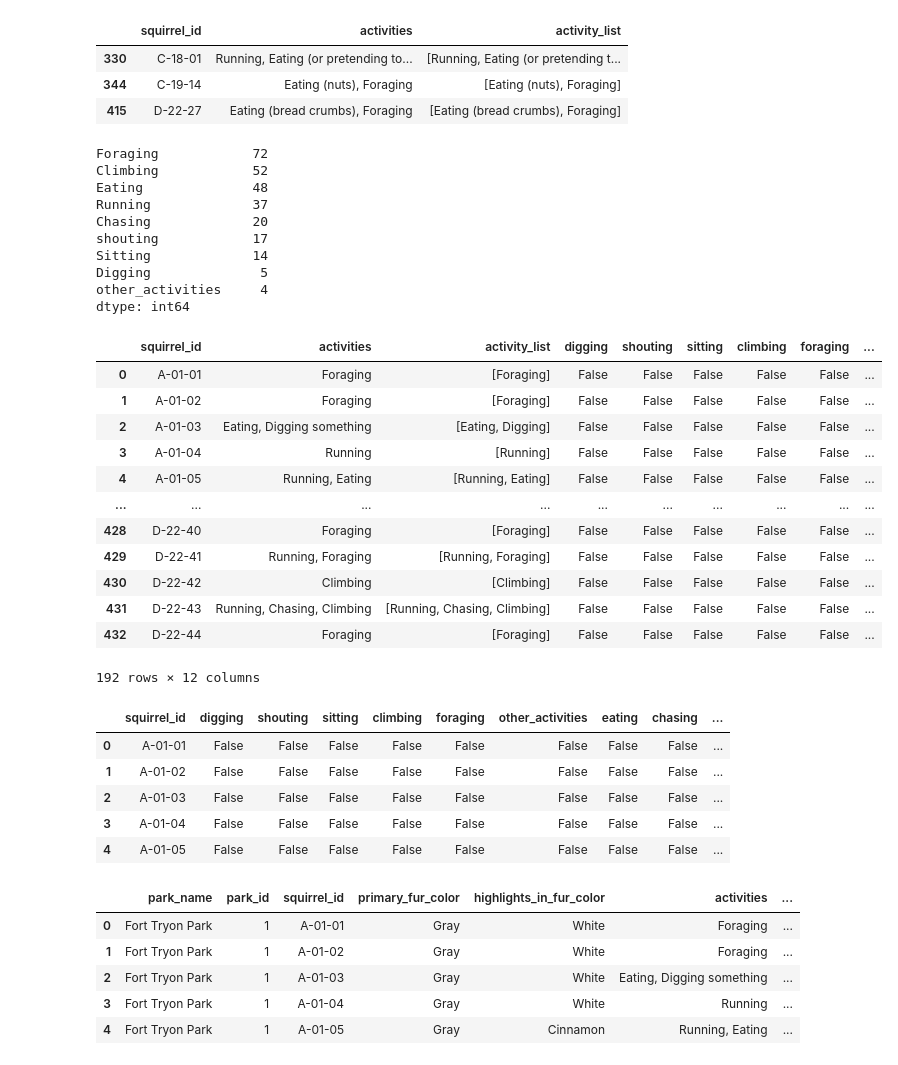
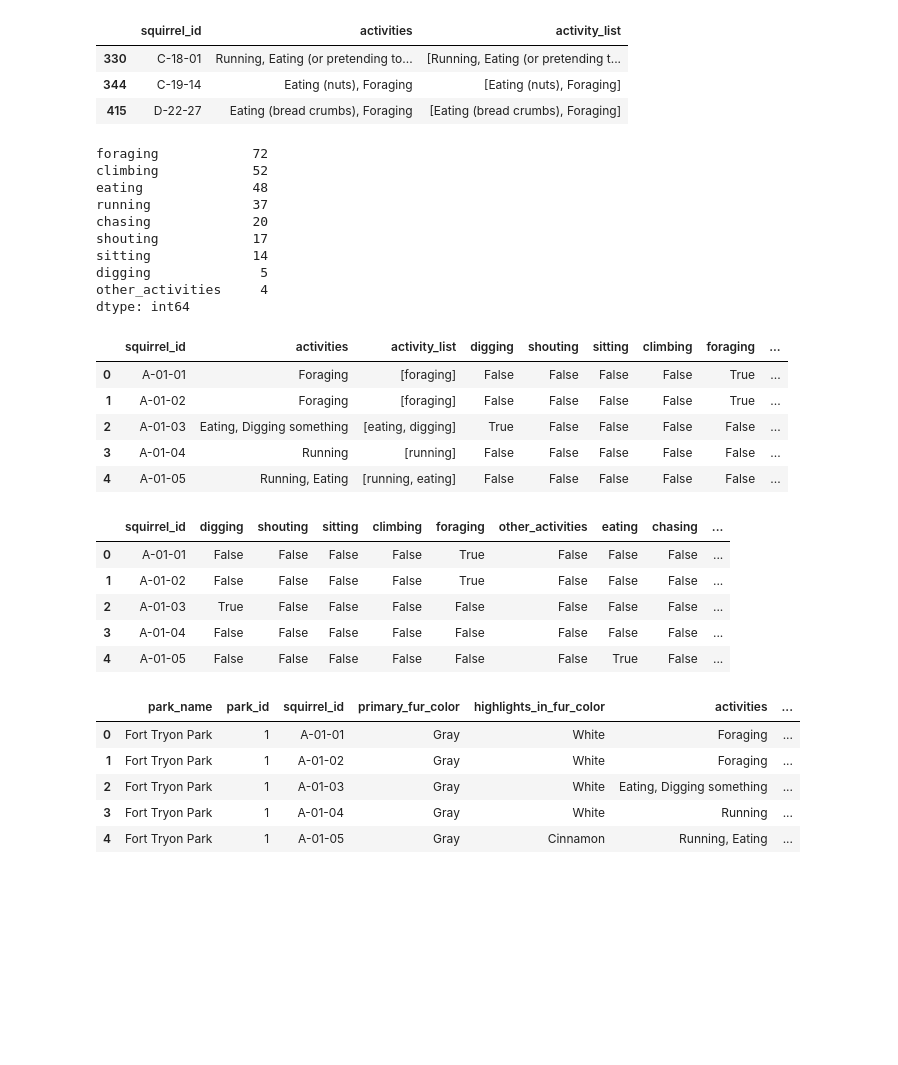
Before and after one commit to alyssahondrade/we-the-new-york-city-squirrels, a Jupyter notebook: squirrel_cleaning.ipynb, the cells around one changed output. Cells and saved outputs as stored; diff of their text form; code cells hidden in the pictures; blank space fills up the shorter version.

Commit message:
fixed error parsing columns, converted to lowercase first

```diff
--- a/squirrel_cleaning.ipynb
+++ b/squirrel_cleaning.ipynb
@@ -222,34 +208,40 @@ activities_df.iloc[idx_list]
 ### I think it's easier to just make all the changes, because we'll create the boolean columns after this and merge it back?
 
 # Combine 'child' activities that match 'parent' activities
-pattern = 'Eating \((.*?)\)'
-sitting = ["Hanging out", "Hanging", "Chilling", "Sitting in short tree", "Sticking out of a tree", "Very carefully watching a cat", "Watching #2", "Posing"]
-shouting = ["Vocalization at us", "Defending tree"]
-other_activities = ["Self-cleaning", "Sleeping", "Sleeping (Dead?)", "battery"]
+# pattern = 'Eating \((.*?)\)'
+# sitting = ["Hanging out", "Hanging", "Chilling", "Sitting in short tree", "Sticking out of a tree", "Very carefully watching a cat", "Watching #2", "Posing"]
+# shouting = ["Vocalization at us", "Defending tree"]
+# other_activities = ["Self-cleaning", "Sleeping", "Sleeping (Dead?)", "battery"]
+
+pattern = 'eating \((.*?)\)'
+sitting = ["hanging out", "hanging", "chilling", "sitting in short tree", "sticking out of a tree", "very carefully watching a cat", "watching #2", "posing"]
+shouting = ["vocalization at us", "defending tree"]
+other_activities = ["self-cleaning", "sleeping", "sleeping (dead?)", "battery"]
 
 for row in activities_df['activity_list']:
     for idx, word in enumerate(row):
+        row[idx] = word.lower()
 
-        # Check for "Eating (...)"
+        # Check for "eating (...)"
         bracket = re.findall(pattern, word)
         if (len(bracket) > 0):
-            row[idx] = "Eating"
+            row[idx] = "eating"
 
-        # Check for "Digging "
-        if (word.startswith("Digging ") or word == "Burying"):
-            row[idx] = "Digging"
+        # Check for "digging "
+        if (word.startswith("digging ") or word == "burying"):
+            row[idx] = "digging"
 
         if (word in shouting):
             row[idx] = "shouting"
 
-        if (word == "Nesting/gathering leaves"):
-            row[idx] = "Foraging"
+        if (word == "nesting/gathering leaves"):
+            row[idx] = "foraging"
 
         if (word in sitting):
-            row[idx] = "Sitting"
+            row[idx] = "sitting"
 
-        if (word == "Jumping"):
-            row[idx] = "Climbing"
+        if (word == "jumping"):
+            row[idx] = "climbing"
 
         if (word in other_activities):
             row[idx] = "other_activities"
@@ -259,62 +251,55 @@ flat_list = [value for row in activities_df['activity_list'] for value in row]
 flat_df = pd.DataFrame(flat_list)
 flat_df.value_counts()
 # %% [output]
-Foraging            72
-Climbing            52
-Eating              48
-Running             37
-Chasing             20
+foraging            72
+climbing            52
+eating              48
+running             37
+chasing             20
 shouting            17
-Sitting             14
-Digging              5
+sitting             14
+digging              5
 other_activities     4
 dtype: int64
 # %%
 ### Create the boolean activity columns
 
 # Create a list of the reduced activity names
 column_names = list(set([word.lower() for word in flat_list]))
 
 # Create new columns for each activity
 for col_name in column_names:
     activities_df[col_name] = pd.Series(dtype=bool)
 
 # Loop through the 'activity_list' and populate the boolean columns
 for idx, row in activities_df.iterrows():
     for word in row['activity_list']:
         for activity in column_names:
             if (word == activity):
                 row[activity] = True
             else:
                 row[activity] = False
 
 # Display the DataFrame
-activities_df
+activities_df.head()
 # %% [output]
 |  | squirrel_id | activities | activity_list | digging | shouting | sitting | climbing | foraging | ... |
-| 0 | A-01-01 | Foraging | [Foraging] | False | False | False | False | False | ... |
-| 1 | A-01-02 | Foraging | [Foraging] | False | False | False | False | False | ... |
-| 2 | A-01-03 | Eating, Digging something | [Eating, Digging] | False | False | False | False | False | ... |
-| 3 | A-01-04 | Running | [Running] | False | False | False | False | False | ... |
-| 4 | A-01-05 | Running, Eating | [Running, Eating] | False | False | False | False | False | ... |
-| ... | ... | ... | ... | ... | ... | ... | ... | ... | ... |
-| 428 | D-22-40 | Foraging | [Foraging] | False | False | False | False | False | ... |
-| 429 | D-22-41 | Running, Foraging | [Running, Foraging] | False | False | False | False | False | ... |
-| 430 | D-22-42 | Climbing | [Climbing] | False | False | False | False | False | ... |
-| 431 | D-22-43 | Running, Chasing, Climbing | [Running, Chasing, Climbing] | False | False | False | False | False | ... |
-| 432 | D-22-44 | Foraging | [Foraging] | False | False | False | False | False | ... |
+| 0 | A-01-01 | Foraging | [foraging] | False | False | False | False | True | ... |
+| 1 | A-01-02 | Foraging | [foraging] | False | False | False | False | True | ... |
+| 2 | A-01-03 | Eating, Digging something | [eating, digging] | True | False | False | False | False | ... |
+| 3 | A-01-04 | Running | [running] | False | False | False | False | False | ... |
+| 4 | A-01-05 | Running, Eating | [running, eating] | False | False | False | False | False | ... |
-192 rows × 12 columns
 # %%
 # Drop the 'activities' and 'activity_list' columns
 activities_df = activities_df.drop(columns=['activities', 'activity_list'])
 activities_df.head()
 # %% [output]
 |  | squirrel_id | digging | shouting | sitting | climbing | foraging | other_activities | eating | chasing | ... |
-| 0 | A-01-01 | False | False | False | False | False | False | False | False | ... |
-| 1 | A-01-02 | False | False | False | False | False | False | False | False | ... |
-| 2 | A-01-03 | False | False | False | False | False | False | False | False | ... |
+| 0 | A-01-01 | False | False | False | False | True | False | False | False | ... |
+| 1 | A-01-02 | False | False | False | False | True | False | False | False | ... |
+| 2 | A-01-03 | True | False | False | False | False | False | False | False | ... |
 | 3 | A-01-04 | False | False | False | False | False | False | False | False | ... |
-| 4 | A-01-05 | False | False | False | False | False | False | False | False | ... |
+| 4 | A-01-05 | False | False | False | False | False | False | True | False | ... |
 # %%
 # Merge with reduced_2020
 s2020_updated = pd.merge(reduced_2020, activities_df, on="squirrel_id", how="inner")
```
Also changed, not shown: parts of 4 cells of this notebook.
